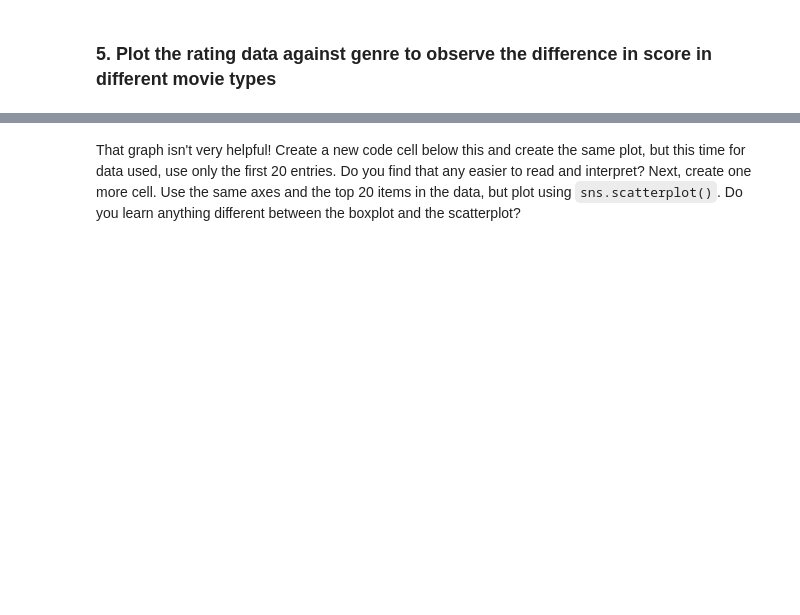
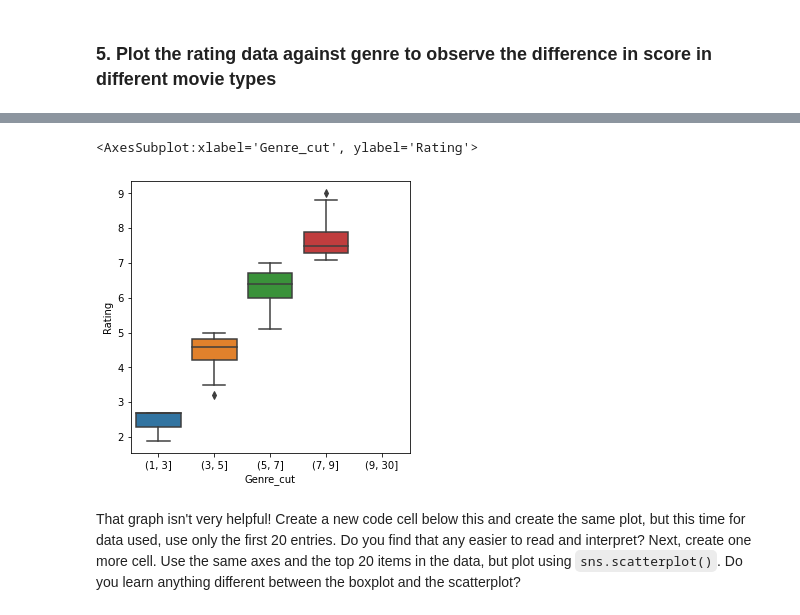
Before and after one commit to Cnidhi82/EDA_pt2_studio, a Jupyter notebook: EDApt2-Studio.ipynb, the cells around one changed output, grey strips where cells are left out. Drawn from its saved outputs; the diff is of its cells as text; code cells hidden in the pictures; blank space fills up the shorter version.

```diff
--- a/EDApt2-Studio.ipynb
+++ b/EDApt2-Studio.ipynb
@@ -75,6 +194,12 @@ Create another code cell below this and make another histplot but with only the
 # %%
 # Plot the rating data against genres
 # First, lets mirror what our reference article plots
+df['Genre_cut']=pd.cut(df.Rating,[1,3,5,7,9,30])
+plt.figure(figsize=(5,5))
+sns.boxplot(x = "Genre_cut", y = "Rating", data=df)
+# %% [output]
+<AxesSubplot:xlabel='Genre_cut', ylabel='Rating'>
+[figure, added]
 # %% [markdown]
 That graph isn't very helpful!
 Create a new code cell below this and create the same plot, but this time for data used,
```
Also changed, not shown: parts of 15 cells of this notebook.
